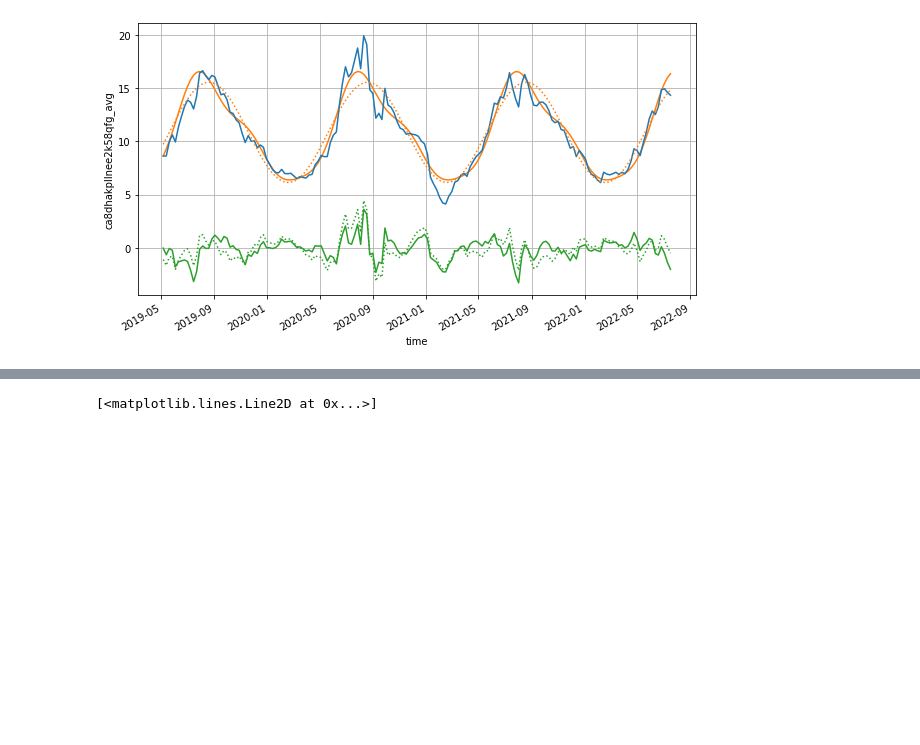
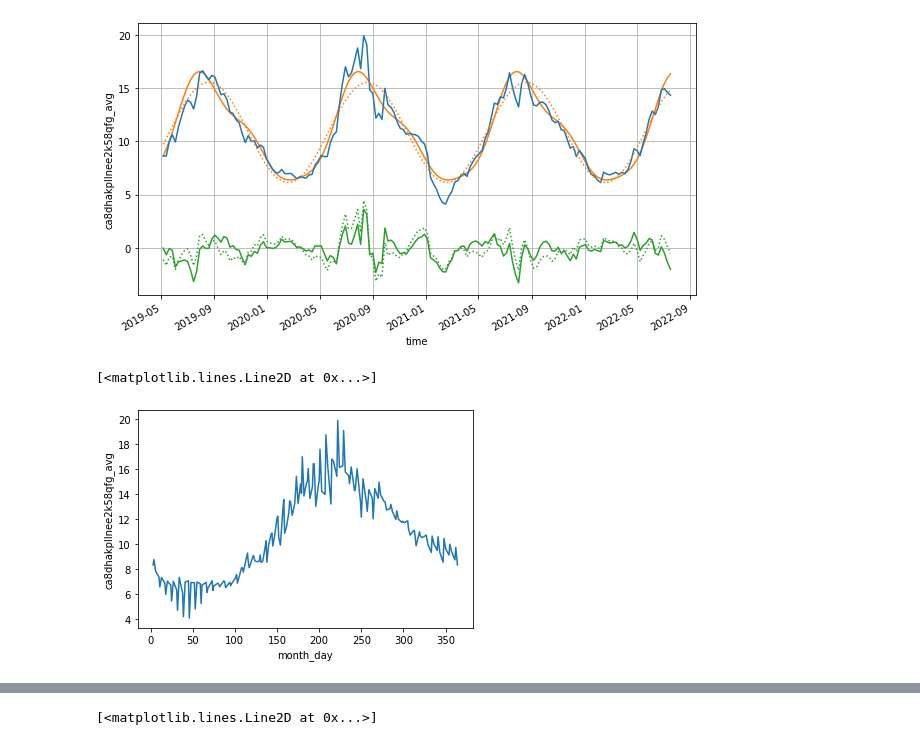
Before and after one commit to olewu/forecast_clarify, a Jupyter notebook: notebooks/001_persistence_model.ipynb, the cells around one changed output, grey strips where cells are left out. Saved outputs shown, nothing was run; the diff lists cells and outputs as text; code cells hidden in the pictures; blank space fills up the shorter version.

```diff
--- a/notebooks/001_persistence_model.ipynb
+++ b/notebooks/001_persistence_model.ipynb
@@ -126,3 +159,8 @@ SC_varharm.anomalies.ca8dhakpllnee2k58qfg_avg.plot(ax=ax,ls='dotted',color='C2')
 ax.grid()
 # %% [output]
 [figure]
+# %%
+SC.abs_doy_mean.ca8dhakpllnee2k58qfg_avg.plot()
+# %% [output]
+[<matplotlib.lines.Line2D at 0x...>]
+[figure, added]
```
Also changed, not shown: parts of 7 cells of this notebook, 7 other files.
